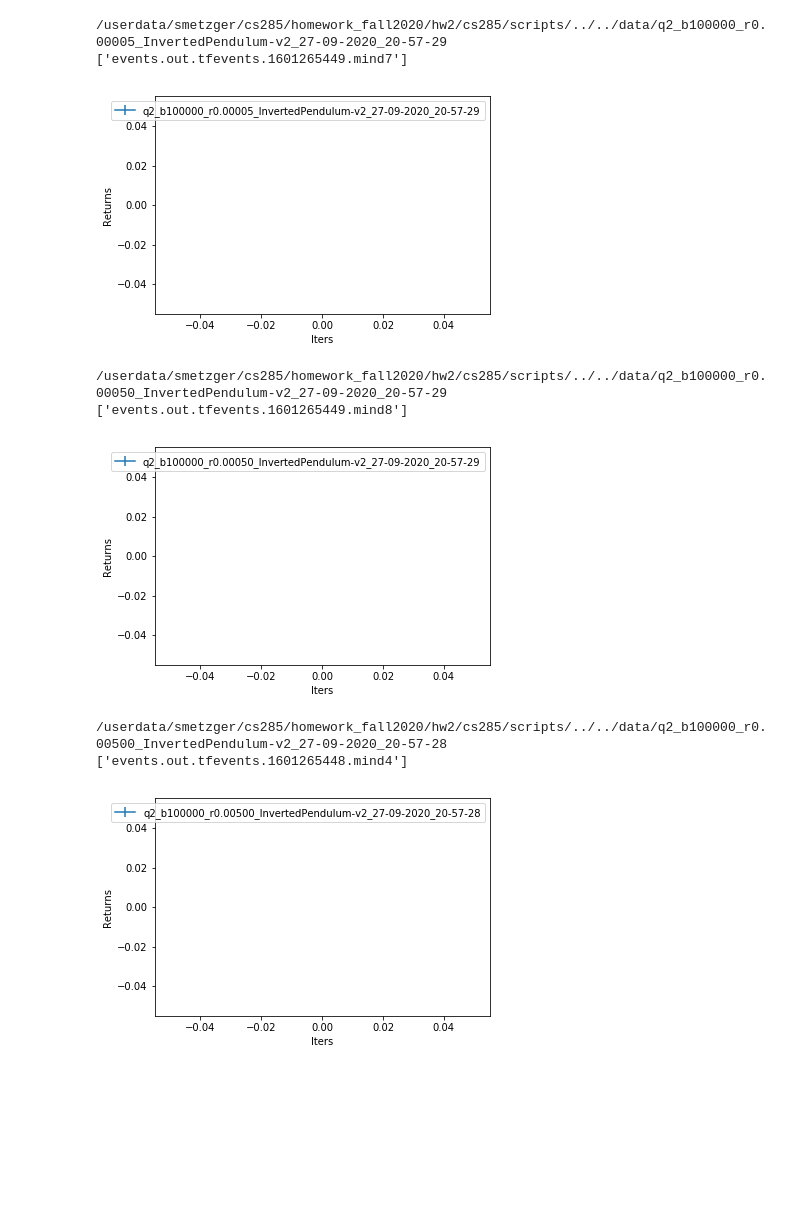
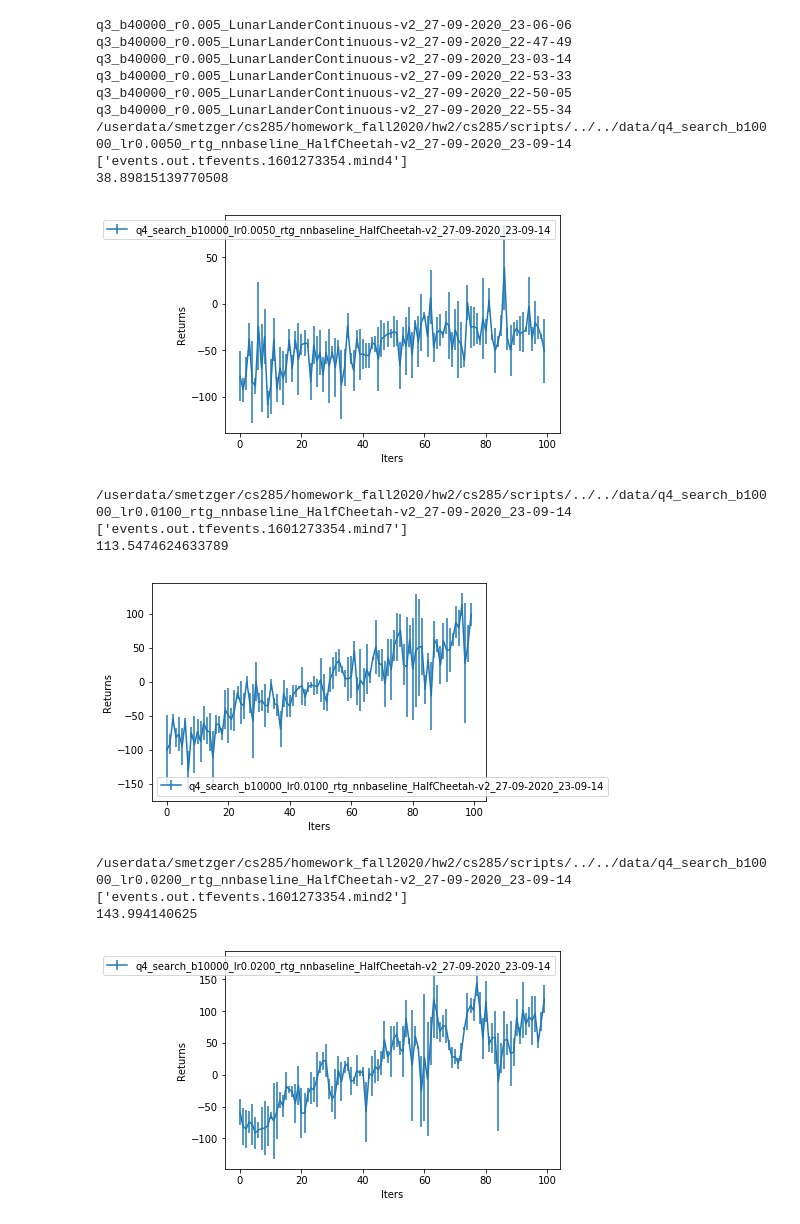
Before and after one commit to sean-metzger/homework_fall2020, a Jupyter notebook: hw2/make_graphs.ipynb, the cells around one changed output. Saved outputs shown, nothing was run; the diff lists cells and outputs as text; code cells hidden in the pictures; blank space fills up the shorter version.

```diff
--- a/hw2/make_graphs.ipynb
+++ b/hw2/make_graphs.ipynb
@@ -28,47 +28,58 @@ data_dir = '/userdata/smetzger/cs285/homework_fall2020/hw2/cs285/scripts/../../d
 import numpy as np
 exps = {}
 for runs in os.listdir(data_dir):
-#     print(runs)
     # go through each run, get the latest one (assume thats the goat)
     exp_name = runs.split('-')[0]
     from datetime import datetime as dt
 
     datestr = runs.split('-')[1:]
     datestr = ('_').join(datestr)[3:]
     a = dt.strptime(datestr, "%d_%m_%Y_%H_%M_%S")
-
+    if 'q3' in runs:
+        print(runs)
     if not exp_name in exps:
         exps[exp_name] = (runs, a)
     else:
         date_old = exps[exp_name][1]
         if a > date_old:
             exps[exp_name] = (runs, a)
 
 import matplotlib.pyplot as plt
 import collections
 exps = collections.OrderedDict(sorted(exps.items()))
 for k, v in exps.items():
-    if 'Inverted' in k:
-        print(data_dir + v[0])
+    if 'q4' in k:
+        v = list(v)
+#         v[0] = 'q3_b40000_r0.005_LunarLanderContinuous-v2_27-09-2020_23-03-14'
+        print(data_dir + v[0])#'q3_b40000_r0.005_LunarLanderContinuous-v2_27-09-2020_23-03-14')
         returns, stds= get_section_results(data_dir + v[0])
-
+        print(max(returns))
         plt.errorbar(np.arange(len(returns)), returns, yerr=stds, label = v[0])
         plt.xlabel('Iters')
         plt.ylabel('Returns')
         plt.legend()
         plt.show()
 
 # plt.savefig('./5_q1_lb')
 # plt.show()
 
 plt.show()
 # %% [output]
-/userdata/smetzger/cs285/homework_fall2020/hw2/cs285/scripts/../../data/q2_b100000_r0.00005_InvertedPendulum-v2_27-09-2020_20-57-29
-['events.out.tfevents.1601265449.mind7']
+q3_b40000_r0.005_LunarLanderContinuous-v2_27-09-2020_23-06-06
+q3_b40000_r0.005_LunarLanderContinuous-v2_27-09-2020_22-47-49
+q3_b40000_r0.005_LunarLanderContinuous-v2_27-09-2020_23-03-14
+q3_b40000_r0.005_LunarLanderContinuous-v2_27-09-2020_22-53-33
+q3_b40000_r0.005_LunarLanderContinuous-v2_27-09-2020_22-50-05
+q3_b40000_r0.005_LunarLanderContinuous-v2_27-09-2020_22-55-34
+/userdata/smetzger/cs285/homework_fall2020/hw2/cs285/scripts/../../data/q4_search_b10000_lr0.0050_rtg_nnbaseline_HalfCheetah-v2_27-09-2020_23-09-14
+['events.out.tfevents.1601273354.mind4']
+38.89815139770508
-[figure, old version]
+[figure, new version]
-/userdata/smetzger/cs285/homework_fall2020/hw2/cs285/scripts/../../data/q2_b100000_r0.00050_InvertedPendulum-v2_27-09-2020_20-57-29
-['events.out.tfevents.1601265449.mind8']
+/userdata/smetzger/cs285/homework_fall2020/hw2/cs285/scripts/../../data/q4_search_b10000_lr0.0100_rtg_nnbaseline_HalfCheetah-v2_27-09-2020_23-09-14
+['events.out.tfevents.1601273354.mind7']
+113.5474624633789
-[figure, old version]
+[figure, new version]
-/userdata/smetzger/cs285/homework_fall2020/hw2/cs285/scripts/../../data/q2_b100000_r0.00500_InvertedPendulum-v2_27-09-2020_20-57-28
-['events.out.tfevents.1601265448.mind4']
+/userdata/smetzger/cs285/homework_fall2020/hw2/cs285/scripts/../../data/q4_search_b10000_lr0.0200_rtg_nnbaseline_HalfCheetah-v2_27-09-2020_23-09-14
+['events.out.tfevents.1601273354.mind2']
+143.994140625
-[figure, old version]
+[figure, new version]
```
Also changed, not shown: parts of 1 cell of this notebook, 7 other files.
